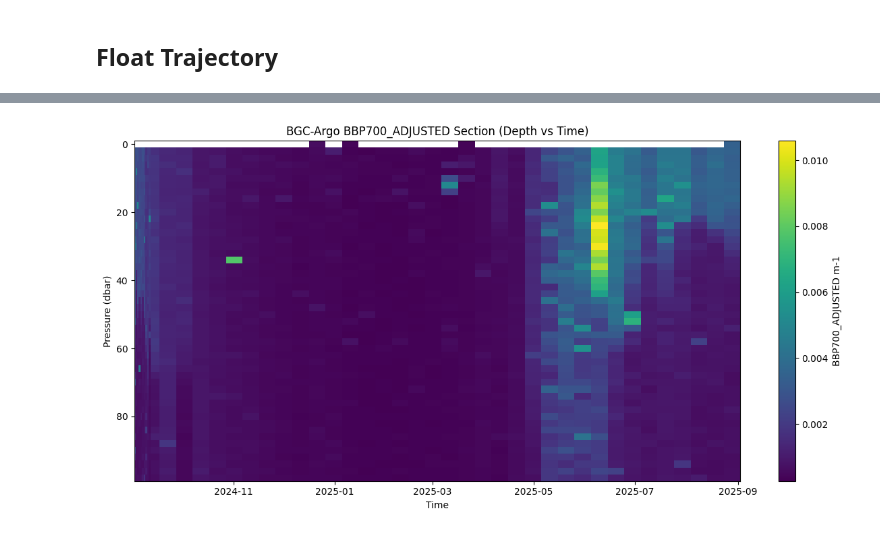
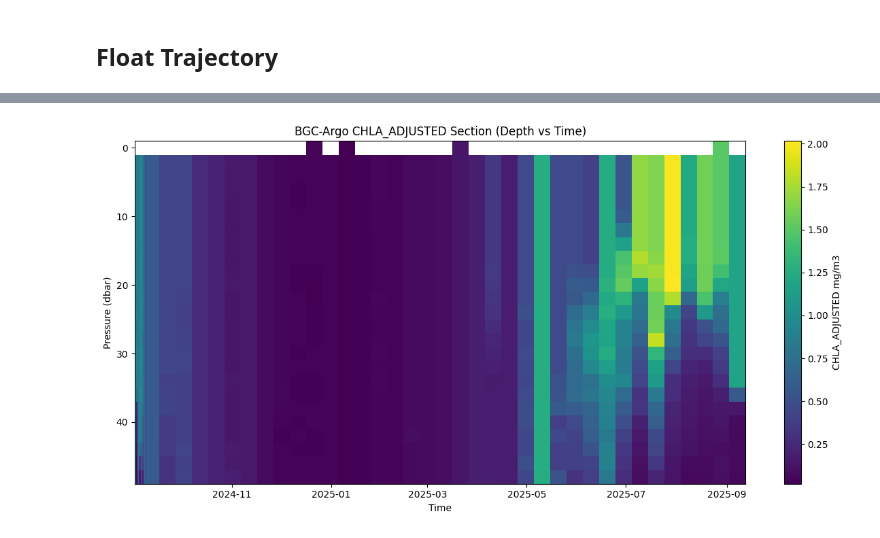
Before and after one commit to ROYVNZ/Masters, a Jupyter notebook: scripts/Argo_data.ipynb, the cells around one changed output, grey strips where cells are left out. Drawn from its saved outputs; the diff is of its cells as text; code cells hidden in the pictures.

Commit message:
Expanded CHLA

```diff
--- a/scripts/Argo_data.ipynb
+++ b/scripts/Argo_data.ipynb
@@ -102,5 +71,5 @@ plt.show()
 # %%
-def plot_transect(ds, varname, depth_min = 0, depth_max = 300, log_scale=False):
+def plot_transect(ds, varname = 'CHLA_ADJUSTED', depth_min = 0, depth_max = 100, log_scale=False):
     # Build dataset from point-form arrays
     ds_points = xr.Dataset(
         {
@@ -162,6 +131,6 @@ def plot_transect(ds, varname, depth_min = 0, depth_max = 300, log_scale=False):
     plt.tight_layout()
     plt.show()
 # %%
-plot_transect(ds_bgc, 'BBP700_ADJUSTED', depth_max = 100, log_scale=False)
+plot_transect(ds_bgc, 'CHLA_ADJUSTED', depth_max = 50, log_scale=False)
 # %% [output]
-[figure, old version]
+[figure, new version]
```
Also changed, not shown: parts of 12 cells of this notebook, 2 other files.
